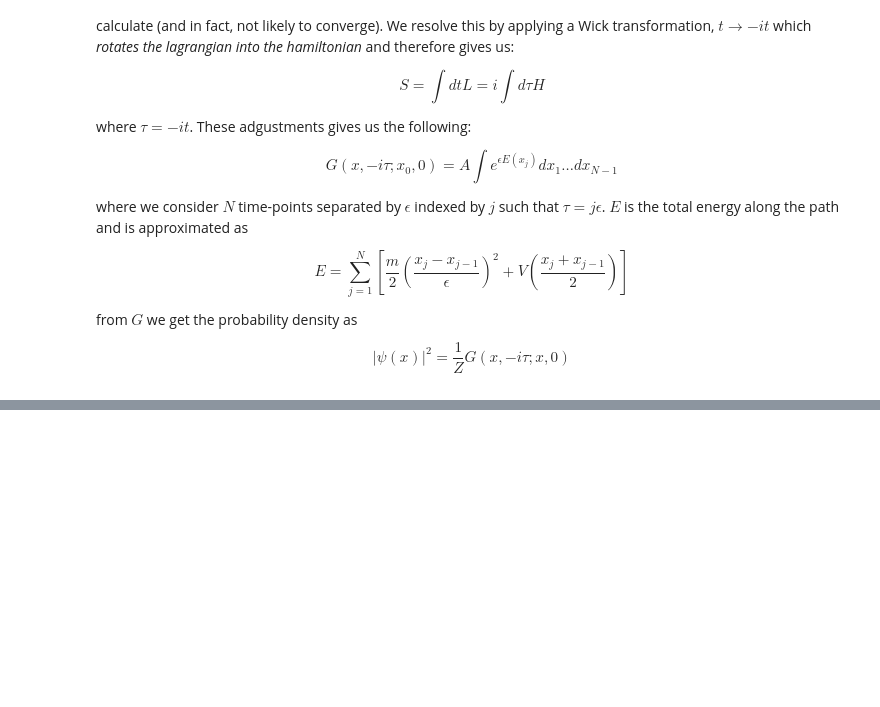
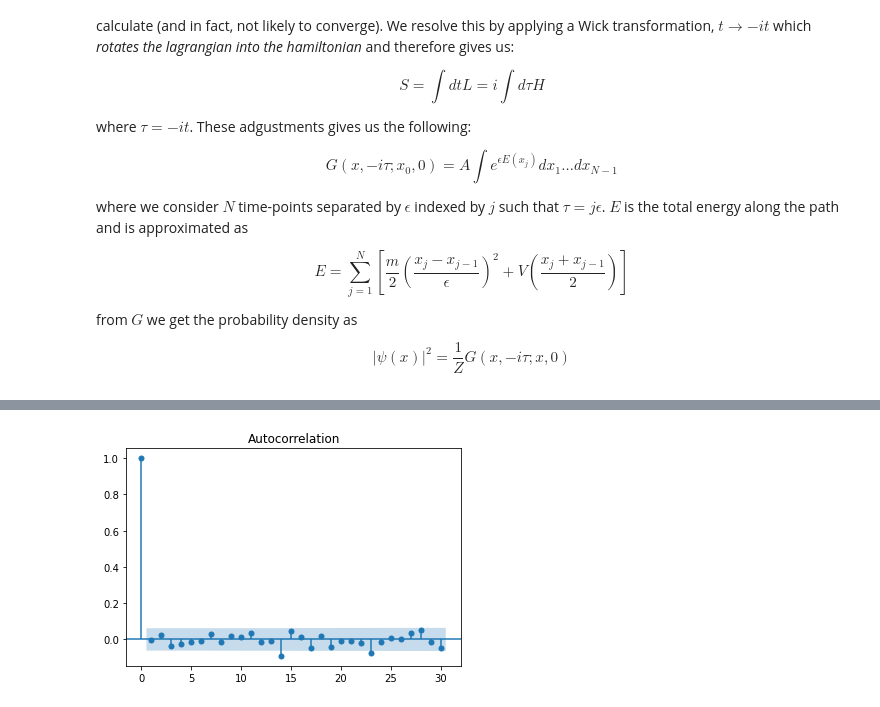
Before and after one commit to theheavygluon/FeynmanPathIntegral, a Jupyter notebook: Path Integral Shit.ipynb, the cells around one changed output, grey strips where cells are left out. Drawn from its saved outputs; the diff is of its cells as text; code cells hidden in the pictures; blank space fills up the shorter version.

```diff
--- a/Path Integral Shit.ipynb
+++ b/Path Integral Shit.ipynb
@@ -127,0 +159,20 @@ plt.plot(b,color='black')
+# %%
+from statsmodels.graphics.tsaplots import plot_acf, plot_pacf
+
+plot_acf(np.array(test1))
+plt.show()
+
+import numpy as np
+import matplotlib.pyplot as plt
+import time
+import random
+
+def V_Harm(lamda,x):
+    return 0.5* m* (omega**2) * (x**2)
+
+
+def Action(V,x1,x2,x):
+    S = 0.5 * m * ( (x1 - x)**2 + (x2 - x)**2) + V(lamda,x)
+    return S
+# %% [output]
+[figure, added]
```
Also changed, not shown: parts of 15 cells of this notebook.
